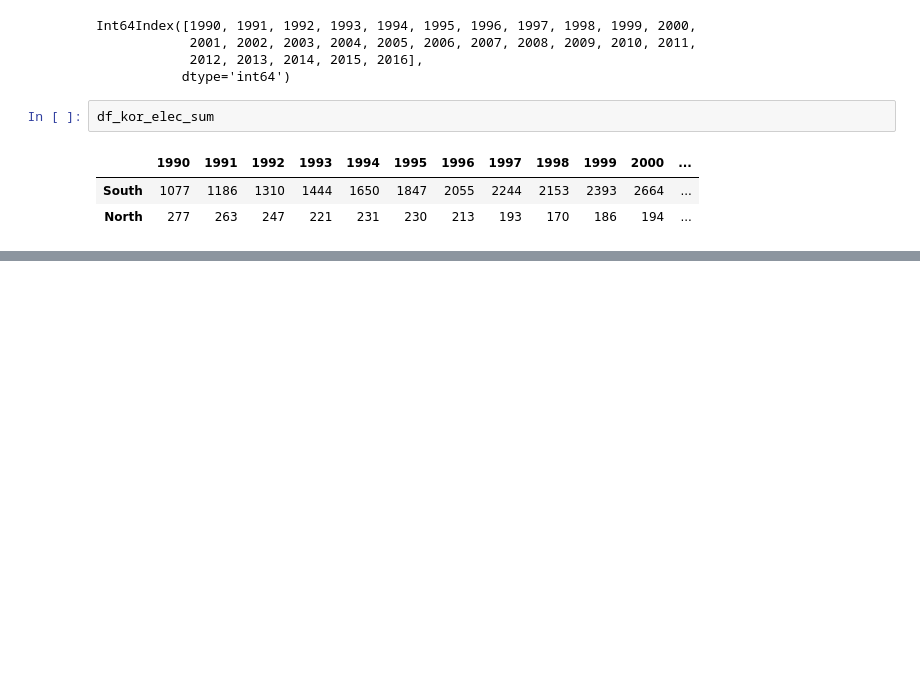
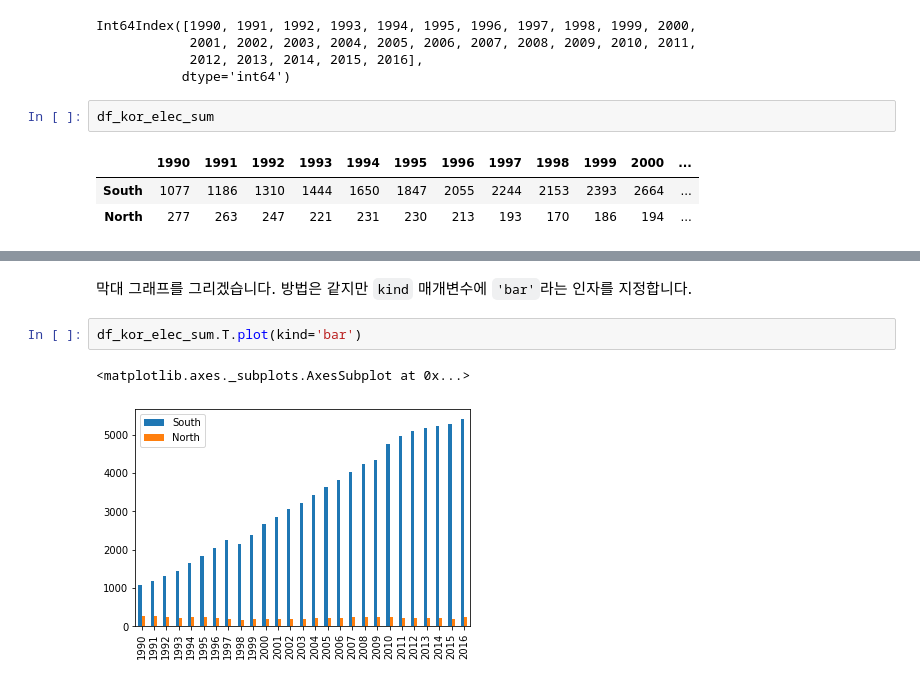
Before and after one commit to LeeSeungwon89/Pandas_Theory, a Jupyter notebook: 2. 데이터를 다루기 위한 파이썬 패키지.ipynb, the cells around one changed output, grey strips where cells are left out. Saved outputs shown, nothing was run; the diff lists cells and outputs as text; blank space fills up the shorter version.

```diff
--- a/2. 데이터를 다루기 위한 파이썬 패키지.ipynb
+++ b/2. 데이터를 다루기 위한 파이썬 패키지.ipynb
@@ -3406,0 +3421,7 @@ df_kor_elec_sum
+# %% [markdown]
+막대 그래프를 그리겠습니다. 방법은 같지만 `kind` 매개변수에 `'bar'`라는 인자를 지정합니다.
+# %%
+df_kor_elec_sum.T.plot(kind='bar')
+# %% [output]
+<matplotlib.axes._subplots.AxesSubplot at 0x...>
+[figure, added]
```
Also changed, not shown: parts of 8 cells of this notebook.
